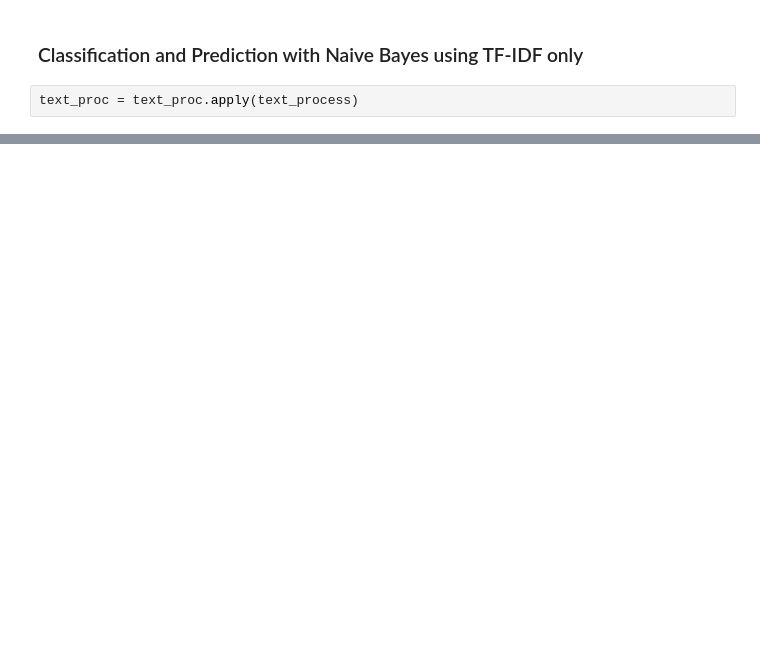
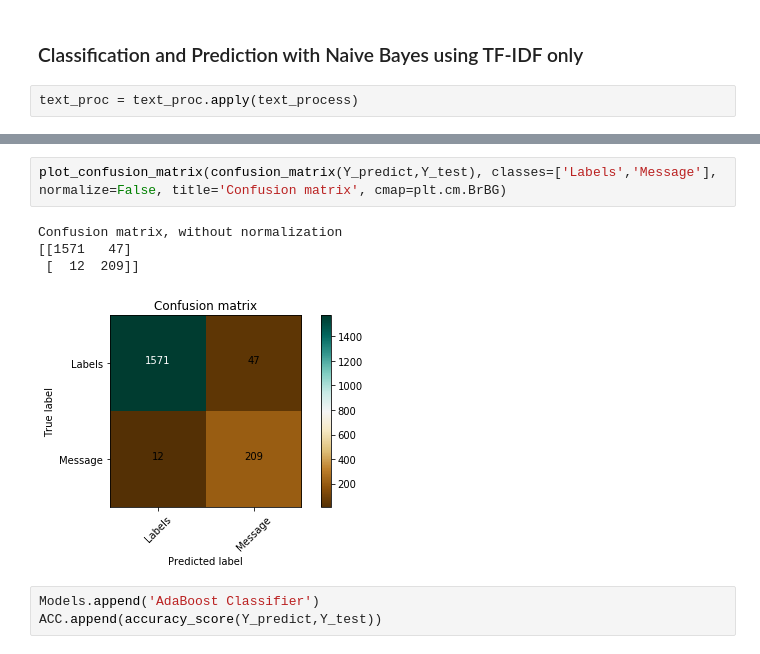
Before and after one commit to aadityachapagain/EDA_LFT, a Jupyter notebook: Spam_or_ham.ipynb, the cells around one changed output, grey strips where cells are left out. Drawn from its saved outputs; the diff is of its cells as text; blank space fills up the shorter version.

```diff
--- a/Spam_or_ham.ipynb
+++ b/Spam_or_ham.ipynb
@@ -172,0 +290,10 @@ plot_confusion_matrix(confusion_matrix(Y_predict,Y_test), classes=['Labels','Mes
+# %%
+plot_confusion_matrix(confusion_matrix(Y_predict,Y_test), classes=['Labels','Message'], normalize=False, title='Confusion matrix', cmap=plt.cm.BrBG)
+# %% [output]
+Confusion matrix, without normalization
+[[1571   47]
+ [  12  209]]
+[figure, added]
+# %%
+Models.append('AdaBoost Classifier')
+ACC.append(accuracy_score(Y_predict,Y_test))
```
Also changed, not shown: parts of 30 cells of this notebook.
